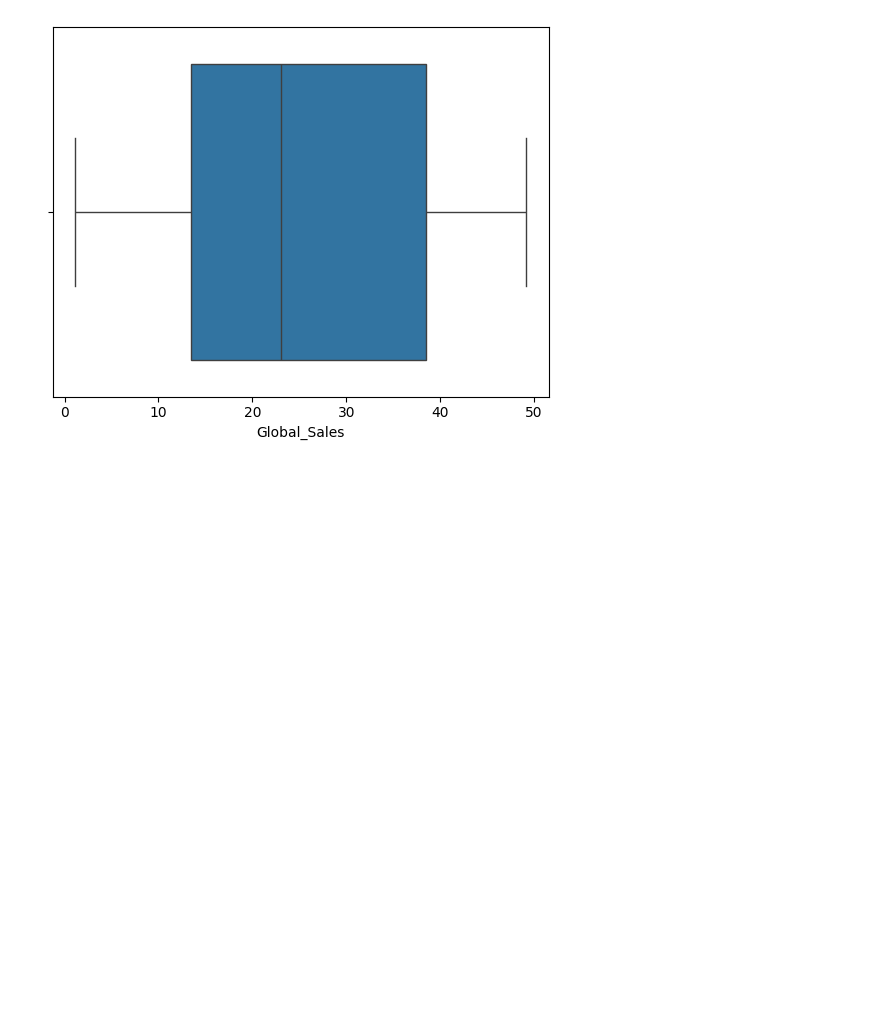
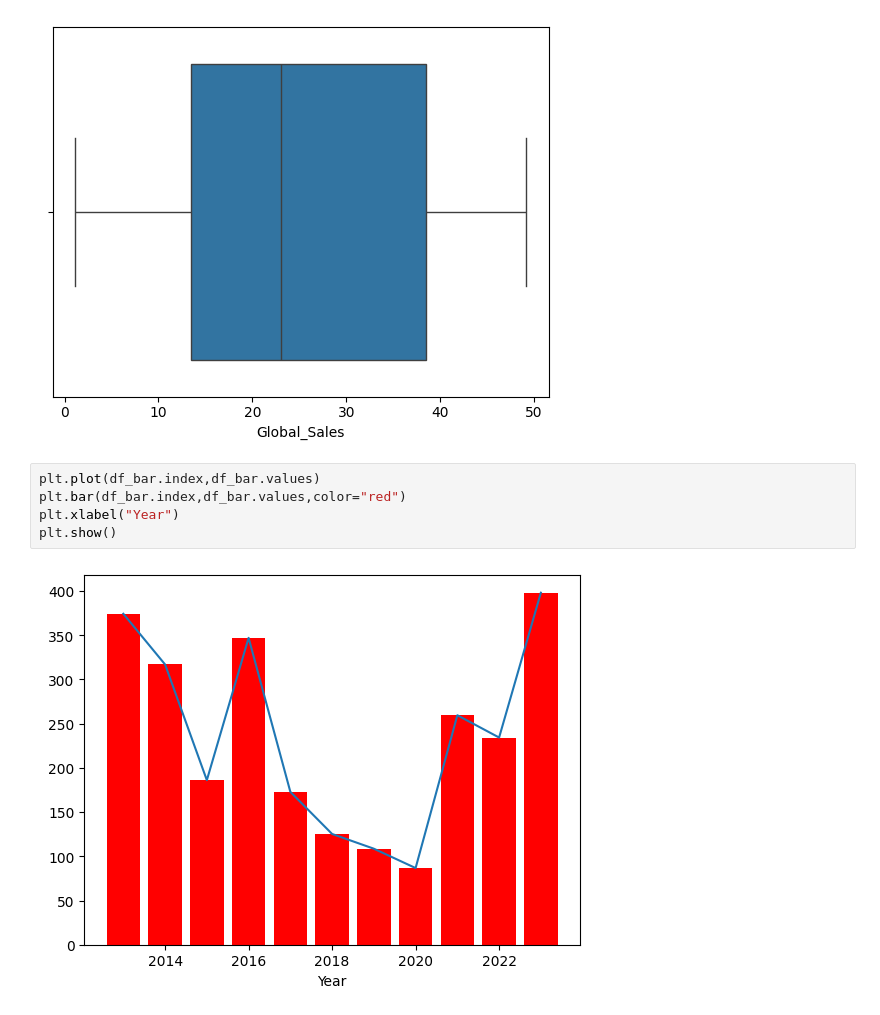
Before and after one commit to hitesh0404/Python, a Jupyter notebook: Batch337/jupyterNotebooks/learningMatplotLib.ipynb, the cells around one changed output. Drawn from its saved outputs; the diff is of its cells as text; blank space fills up the shorter version.

```diff
--- a/Batch337/jupyterNotebooks/learningMatplotLib.ipynb
+++ b/Batch337/jupyterNotebooks/learningMatplotLib.ipynb
@@ -283,3 +333,10 @@ sns.boxplot(df,x="Global_Sales")
 plt.show()
 # %% [output]
 [figure]
+# %%
+plt.plot(df_bar.index,df_bar.values)
+plt.bar(df_bar.index,df_bar.values,color="red")
+plt.xlabel("Year")
+plt.show()
+# %% [output]
+[figure, added]
```
Also changed, not shown: parts of 17 cells of this notebook, 5 other files.
